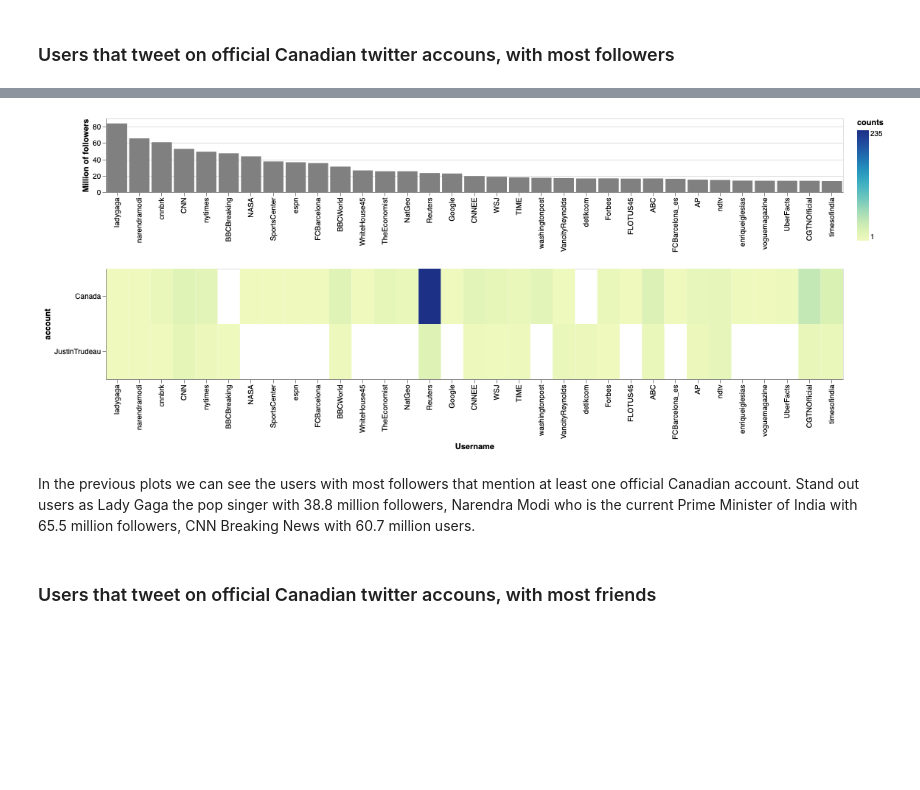
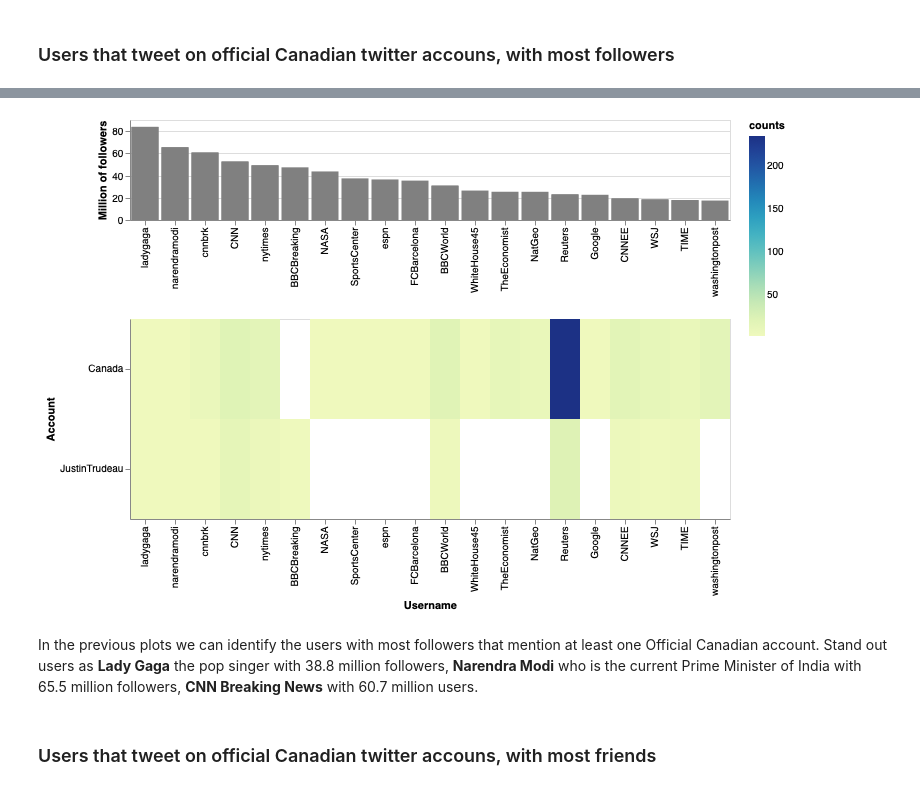
Before and after one commit to vcuspinera/Canada_response_covid, a Jupyter notebook: src/eda.ipynb, the cells around one changed output, grey strips where cells are left out. Drawn from its saved outputs; the diff is of its cells as text; code cells hidden in the pictures; blank space fills up the shorter version.

```diff
--- a/src/eda.ipynb
+++ b/src/eda.ipynb
@@ -287,28 +295,28 @@ Wall time: 11.9 s
 # %%
-base = alt.Chart(df_aux.head(50)).encode(
+base = alt.Chart(df_aux.head(30)).encode(
     x=alt.X('username', sort=df_aux['username'].unique()[:1100], title='Username'),
-    y='account'
-).properties(height=150, width=1000)
+    y=alt.Y('account', title='Account')
+).properties(height=200, width=600)
 
 top_hist = base.mark_bar(color="gray").encode(
     alt.X('username',
           sort=df_aux['username'].unique()[:1100],
           title=''
          ),
     alt.Y('followers_M', stack=None, title='Million of followers'),
     tooltip = ['username', 'followers_M']
 ).properties(height=100)
 
 heat = base.mark_rect().encode(
     color='counts',
     tooltip = ['username', 'followers_M', 'counts']
 )
 
 top_hist & heat
 # %% [output]
-[figure, old version]
+[figure, new version]
 # %% [markdown]
-In the previous plots we can see the users with most followers that mention at least one official Canadian account. Stand out users as Lady Gaga the pop singer with 38.8 million followers, Narendra Modi who is the current Prime Minister of India with 65.5 million followers, CNN Breaking News with 60.7 million users.
+In the previous plots we can identify the users with most followers that mention at least one Official Canadian account. Stand out users as __Lady Gaga__ the pop singer with 38.8 million followers, __Narendra Modi__ who is the current Prime Minister of India with 65.5 million followers, __CNN Breaking News__ with 60.7 million users.
 # %% [markdown]
 ### Users that tweet on official Canadian twitter accouns, with most friends
 # %%
```
Also changed, not shown: parts of 26 cells of this notebook.
